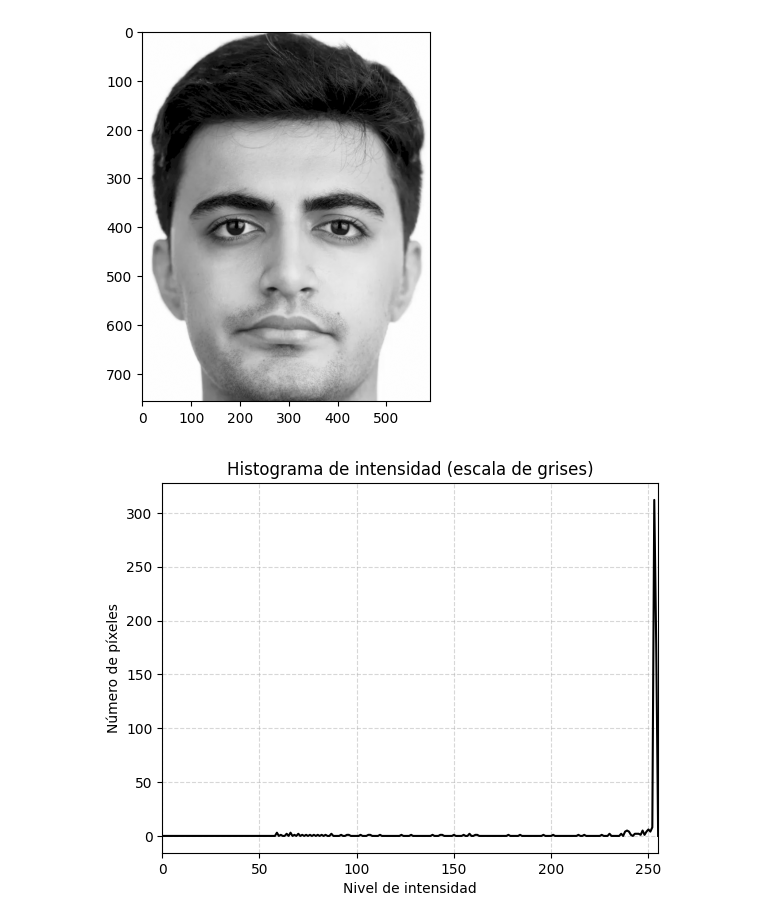
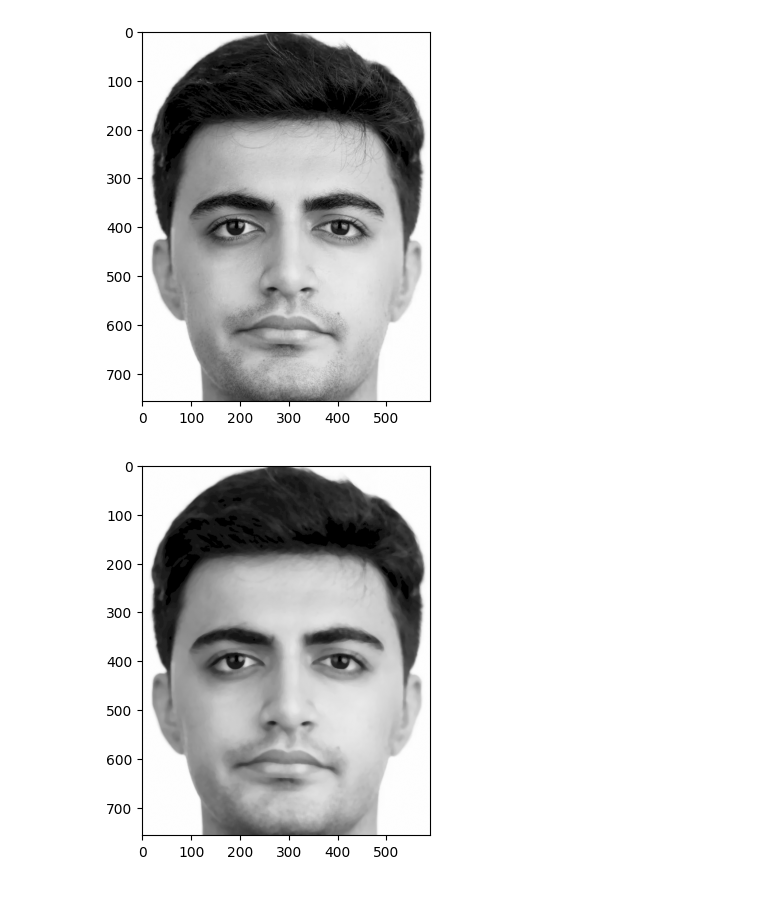
Before and after one commit to pabcannav/proyectoPID, a Jupyter notebook: cascadas_propias/cascadas.ipynb, the cells around one changed output. Drawn from its saved outputs; the diff is of its cells as text; code cells hidden in the pictures; blank space fills up the shorter version.

```diff
--- a/cascadas_propias/cascadas.ipynb
+++ b/cascadas_propias/cascadas.ipynb
@@ -19,15 +34,10 @@ plt.show()
 # %% [output]
 [figure]
 # %%
-histograma = cv.calcHist(cara1, [0], None, [256], [0, 255])
+cara_fil = cv.medianBlur(cara1, ksize=7)
 
-plt.figure()
-plt.title('Histograma de intensidad (escala de grises)')
-plt.xlabel('Nivel de intensidad')
-plt.ylabel('Número de píxeles')
-plt.plot(histograma, color='black')
-plt.xlim([0, 255])
-plt.grid(True, linestyle='--', alpha=0.5)
+
+plt.imshow(cara_fil, cmap='gray', vmin=0, vmax=255)
 plt.show()
 # %% [output]
-[figure, old version]
+[figure, new version]
```
Also changed, not shown: parts of 3 cells of this notebook.
